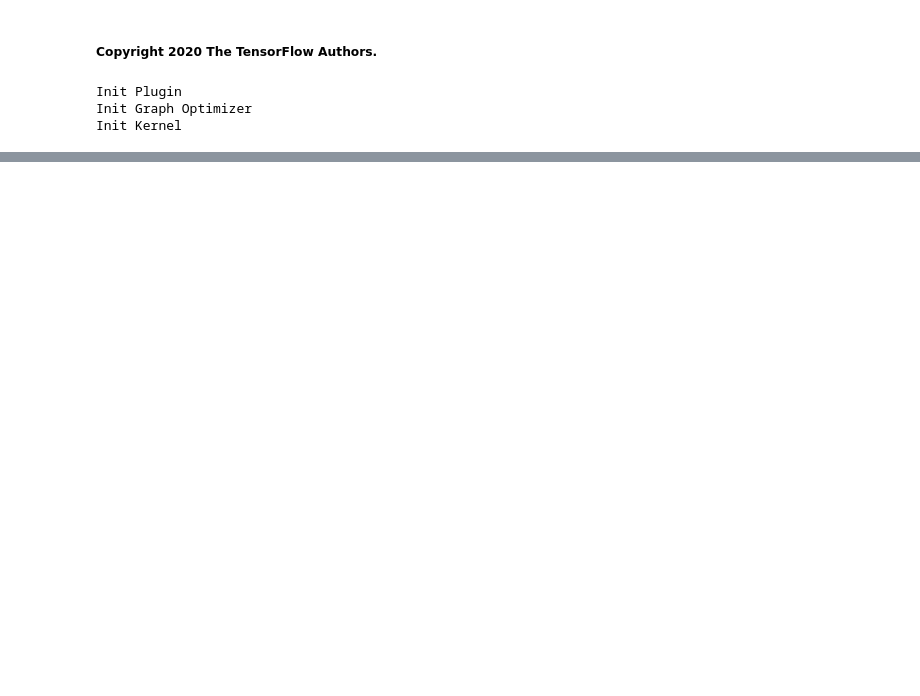
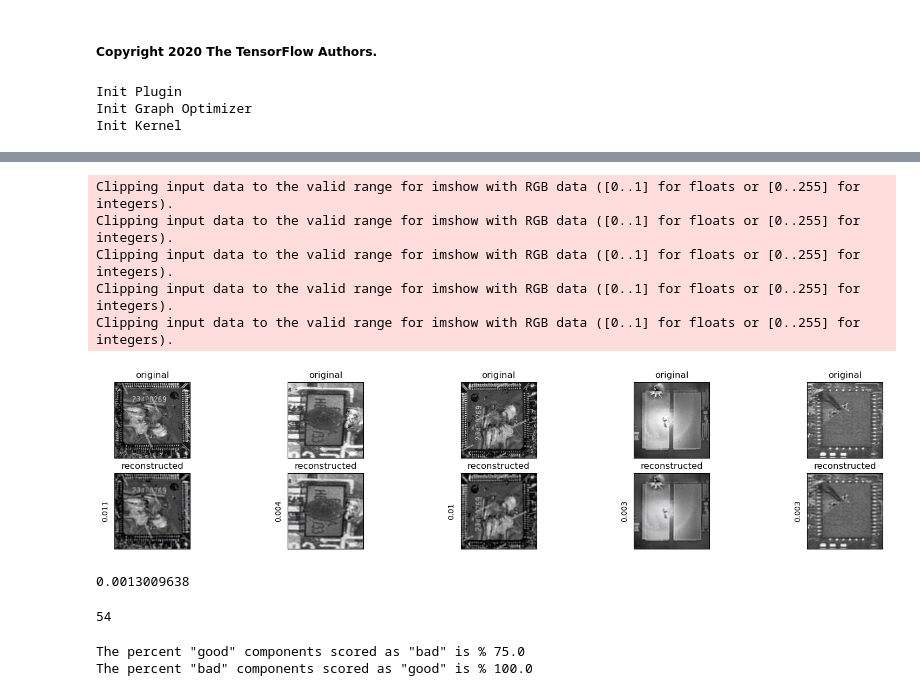
Before and after one commit to RyanWirt/PCB_open, a Jupyter notebook: autoencoder_PCB.ipynb, the cells around one changed output, grey strips where cells are left out. Drawn from its saved outputs; the diff is of its cells as text; code cells hidden in the pictures; blank space fills up the shorter version.

```diff
--- a/autoencoder_PCB.ipynb
+++ b/autoencoder_PCB.ipynb
@@ -565,0 +279,40 @@ Choose a threshold value that is one standard deviations above the mean.
+# %%
+idx = np.arange(0, len(X_b), 1)
+import random
+random.shuffle(idx)
+X_b1 = X_b[idx, :, :]
+
+decoded_imgsB = conv_autoencoder1.predict(X_b1)
+# %%
+idx = np.arange(0, len(X_b), 1)
+import random
+random.shuffle(idx)
+decoded_imgsB[idx, :, :]
+n = 5
+plt.figure(figsize=(20, 4))
+for i in range(n):
+  # display original
+  ax = plt.subplot(2, n, i + 1)
+  plt.imshow(X_b1[i])
+  plt.title("original")
+  plt.gray()
+  ax.get_xaxis().set_visible(False)
+  ax.get_yaxis().set_visible(False)
+
+  # display reconstruction
+  ax = plt.subplot(2, n, i + 1 + n)
+  plt.imshow(decoded_imgsB[i])
+  plt.title("reconstructed")
+  plt.gray()
+  ax.get_xaxis().set_visible(False)
+  #ax.get_yaxis().set_visible(False)
+  ax.set_yticks([])
+  ax.set_ylabel(mean_squared_error(X_b1[i][:,:,0], decoded_imgsB[i][:,:,0]).round(3))
+plt.show()
+# %% [output]
+Clipping input data to the valid range for imshow with RGB data ([0..1] for floats or [0..255] for integers).
+Clipping input data to the valid range for imshow with RGB data ([0..1] for floats or [0..255] for integers).
+Clipping input data to the valid range for imshow with RGB data ([0..1] for floats or [0..255] for integers).
+Clipping input data to the valid range for imshow with RGB data ([0..1] for floats or [0..255] for integers).
+Clipping input data to the valid range for imshow with RGB data ([0..1] for floats or [0..255] for integers).
+[figure, added]
@@ -565,0 +333,17 @@ Choose a threshold value that is one standard deviations above the mean.
+# %%
+np.median(np.array(hist_g))
+# %% [output]
+0.0013009638
+# %%
+(np.array(hist_g) <=0.00195782056).sum()
+# %% [output]
+54
+# %%
+bad = [0 if te > 0.002 else 1 for te in  np.array(hist_b)]
+good = [0 if te < 0.003  else 1 for te in  np.array(hist_g)]
+
+print(f'The percent "good" components scored as "bad" is % {100*round(1-sum(good)/len(good),2)}')
+print(f'The percent "bad" components scored as "good" is % {100*round(1-sum(bad)/len(bad),2)}')
+# %% [output]
+The percent "good" components scored as "bad" is % 75.0
+The percent "bad" components scored as "good" is % 100.0
```
Also changed, not shown: parts of 72 cells of this notebook.
